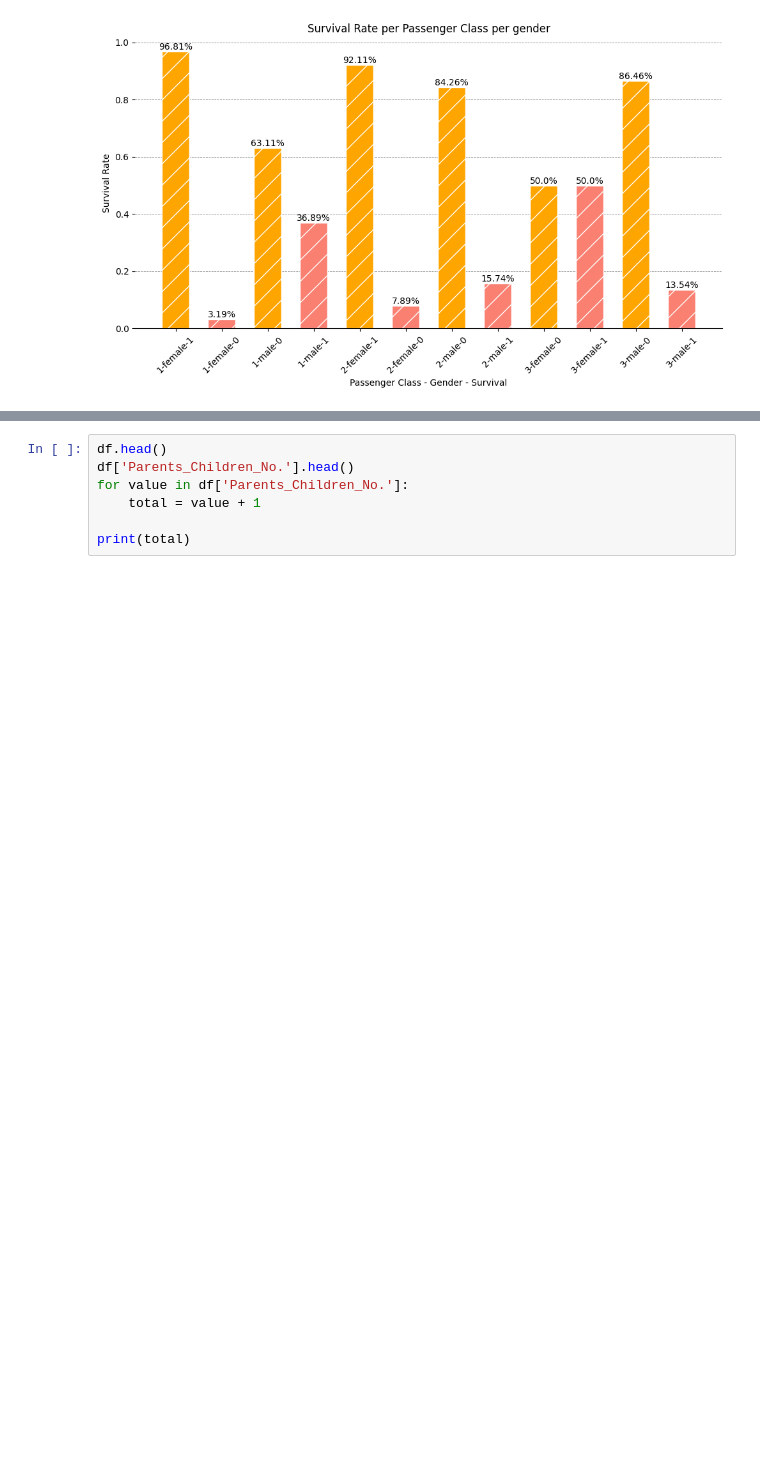
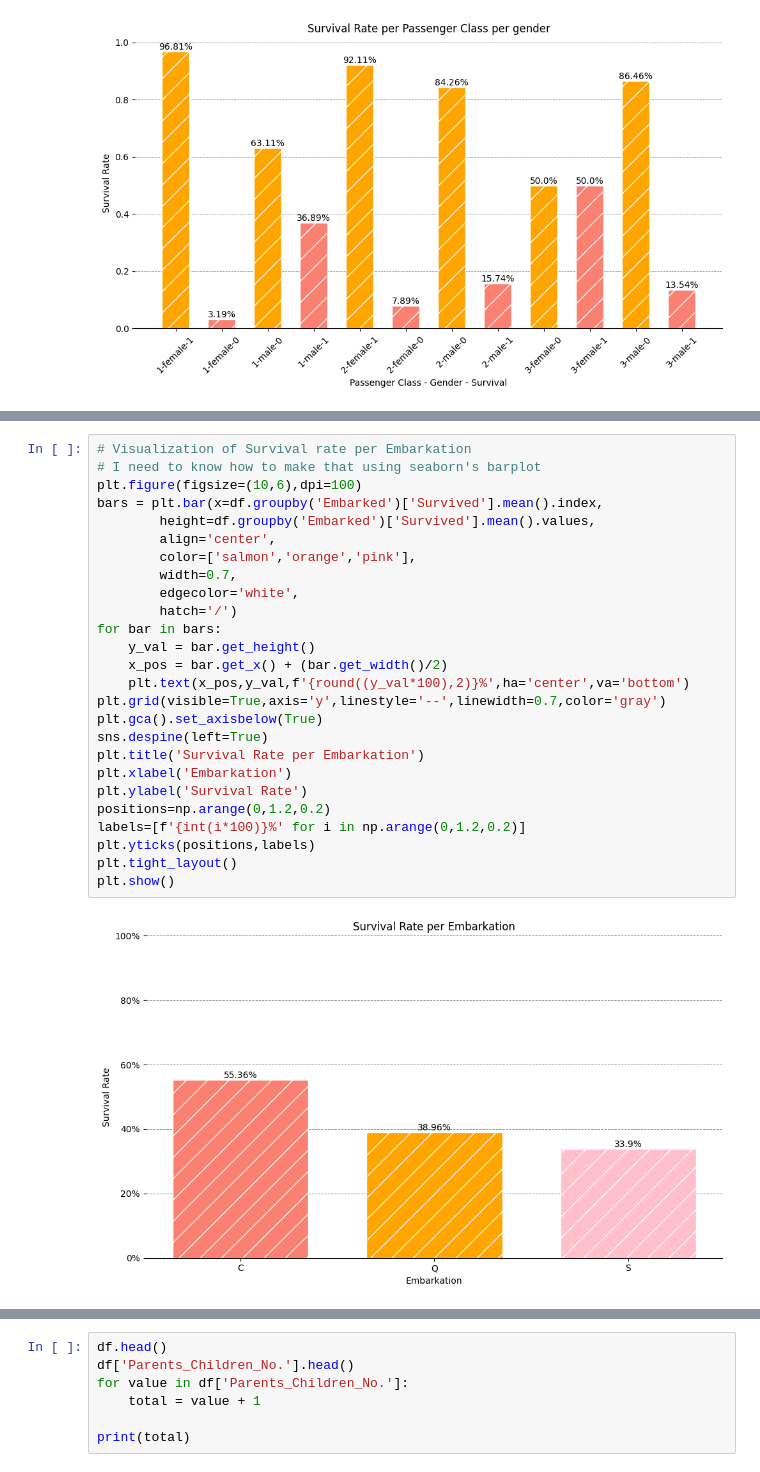
Before and after one commit to Ma7moodAs/Titanic-prediction, a Jupyter notebook: notebooks/notebook.ipynb, the cells around one changed output, grey strips where cells are left out. Drawn from its saved outputs; the diff is of its cells as text; blank space fills up the shorter version.

```diff
--- a/notebooks/notebook.ipynb
+++ b/notebooks/notebook.ipynb
@@ -690,0 +721,28 @@ Passing `palette` without assigning `hue` is deprecated and will be removed in v
+# %%
+# Visualization of Survival rate per Embarkation
+# I need to know how to make that using seaborn's barplot
+plt.figure(figsize=(10,6),dpi=100)
+bars = plt.bar(x=df.groupby('Embarked')['Survived'].mean().index,
+        height=df.groupby('Embarked')['Survived'].mean().values,
+        align='center',
+        color=['salmon','orange','pink'],
+        width=0.7,
+        edgecolor='white',
+        hatch='/')
+for bar in bars:
+    y_val = bar.get_height()
+    x_pos = bar.get_x() + (bar.get_width()/2)
+    plt.text(x_pos,y_val,f'{round((y_val*100),2)}%',ha='center',va='bottom')
+plt.grid(visible=True,axis='y',linestyle='--',linewidth=0.7,color='gray')
+plt.gca().set_axisbelow(True)
+sns.despine(left=True)
+plt.title('Survival Rate per Embarkation')
+plt.xlabel('Embarkation')
+plt.ylabel('Survival Rate')
+positions=np.arange(0,1.2,0.2)
+labels=[f'{int(i*100)}%' for i in np.arange(0,1.2,0.2)]
+plt.yticks(positions,labels)
+plt.tight_layout()
+plt.show()
+# %% [output]
+[figure, added]
```
Also changed, not shown: parts of 4 cells of this notebook.
